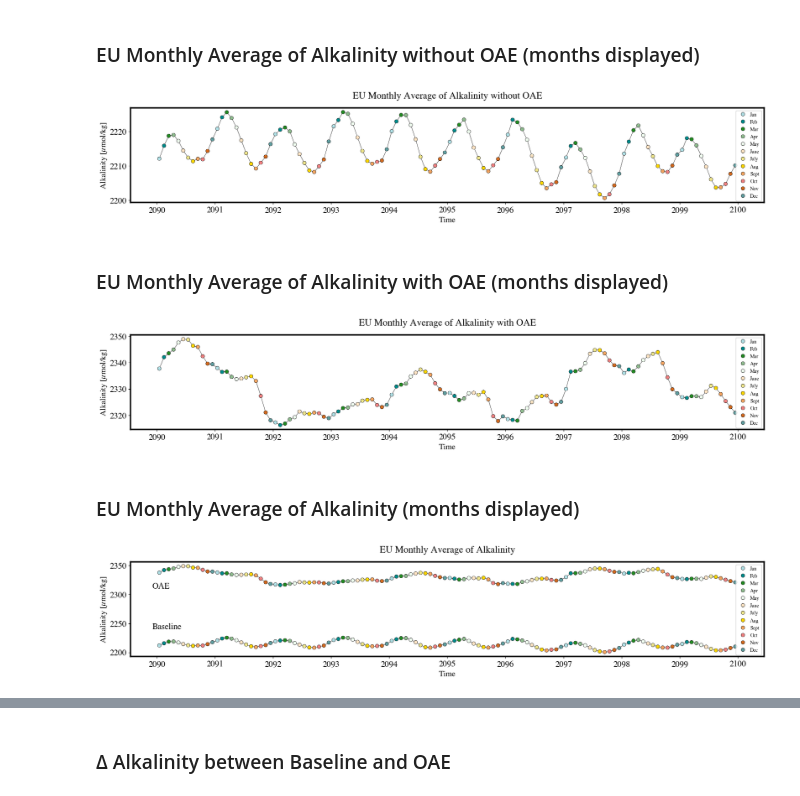
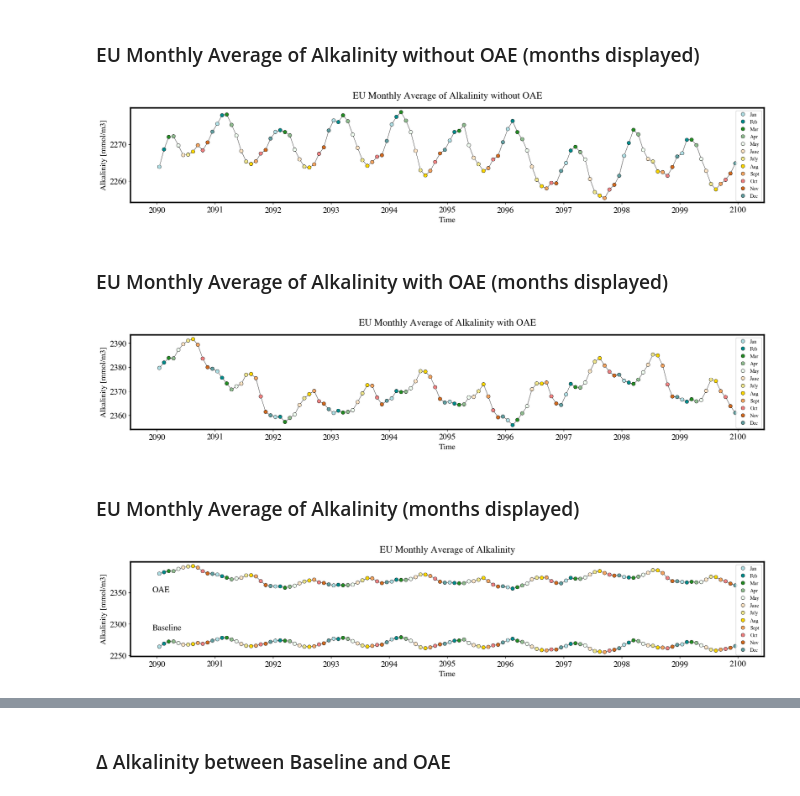
Before and after one commit to chiaraciscato/MScThesis, a Jupyter notebook: SSP1_2.6/Alkalinity/croppedAlk_Comparison_2.6.ipynb, the cells around one changed output, grey strips where cells are left out. Cells and saved outputs as stored; diff of their text form; code cells hidden in the pictures.

```diff
--- a/SSP1_2.6/Alkalinity/croppedAlk_Comparison_2.6.ipynb
+++ b/SSP1_2.6/Alkalinity/croppedAlk_Comparison_2.6.ipynb
@@ -40,10 +41,8 @@ data_baseline = xr.open_dataset('/Users/chiaraciscato/Desktop/geomar/Cropped_Dat
 # %%
-data_oae = xr.open_dataset('/Users/chiaraciscato/Desktop/geomar/Cropped_DataTransfer/SSP1_2.6/Alkalinity/ALK_OAE_2.6_cropped.nc', decode_times=True).sel(deptht=slice(0, 50))
+data_oae = xr.open_dataset('/Users/chiaraciscato/Desktop/geomar/Cropped_DataTransfer/SSP1_2.6/Alkalinity/ALK_oae_2.6_weighted.nc',
+                           decode_times=True).sel(deptht=slice(0, 8))
 # %% [markdown]
 ### EU Average of Alkalinity
-# %%
-data_baseline = data_baseline.where(data_baseline != 0, drop=False)
-data_oae = data_oae.where(data_oae != 0, drop=False)
 # %%
 sliced_frame_baseline = data_baseline.sel(time_counter=slice('2090', '2100'))
 # %%
@@ -424,9 +419,9 @@ pass
 # %% [markdown]
 ### EU Monthly Average of Alkalinity
 # %%
-alk_monthly_mean_baseline = (data_baseline["ALK"].sel(time_counter=slice(start_date, end_date))).mean(["y", "x", "deptht"])
+alk_monthly_mean_baseline = (data_baseline["ALK"].sel(time_counter=slice(start_date, end_date))).mean(["deptht"])
 # %%
-alk_monthly_mean_oae = (data_oae["ALK"].sel(time_counter=slice(start_date, end_date))).mean(["y", "x", "deptht"])
+alk_monthly_mean_oae = (data_oae["ALK"].sel(time_counter=slice(start_date, end_date))).mean(["deptht"])
 # %%
 f, ax = plt.subplots(figsize=(20, 3))
 
@@ -490,12 +485,12 @@ legend = [mpatches.Circle((0.5, 0.5), 1, facecolor = value, edgecolor = "black",
 ax.legend(handles = legend, bbox_to_anchor=(1, 1), loc='best', columnspacing=0.05, handletextpad=0.4, fontsize=9, ncol = 1, handler_map={mpatches.Circle: HandlerEllipse()})
 
 ax.set_xlabel('Time', fontsize=14)
-ax.set_ylabel('Alkalinity [µmol/kg]', fontsize=14)
+ax.set_ylabel('Alkalinity [mmol/m3]', fontsize=14)
 ax.set_title("EU Monthly Average of Alkalinity without OAE", fontname="Times", fontsize=17, y=1.06)
 
 pass
 # %% [output]
-[figure, old version]
+[figure, new version]
 # %% [markdown]
 ### EU Monthly Average of Alkalinity with OAE (months displayed)
 # %%
@@ -506,41 +501,41 @@ alk_oae_monthly['Month'] = np.select(conditions_month, values_month)
 # %%
 fig, ax = plt.subplots(figsize=(20, 3))
 ax.plot_date(alk_oae_monthly.index, alk_oae_monthly.alk, '-', color="black", linewidth=0.5, zorder=1)
 ax.scatter(alk_oae_monthly.index, alk_oae_monthly.alk, color=alk_oae_monthly.Month.map(lambda x: colors_month[x]), edgecolors='black',  linewidth=0.5, s=40)
 
 legend = [mpatches.Circle((0.5, 0.5), 1, facecolor = value, edgecolor = "black", linewidth=0.5, label = key, alpha = 1) for key, value in colors_month.items()]
 ax.legend(handles = legend, bbox_to_anchor=(1, 1), loc='best', columnspacing=0.05, handletextpad=0.4, fontsize=9, ncol = 1, handler_map={mpatches.Circle: HandlerEllipse()})
 
 ax.set_xlabel('Time', fontsize=14)
-ax.set_ylabel('Alkalinity [µmol/kg]', fontsize=14)
+ax.set_ylabel('Alkalinity [mmol/m3]', fontsize=14)
 ax.set_title("EU Monthly Average of Alkalinity with OAE", fontname="Times", fontsize=17, y=1.06)
 
 pass
 # %% [output]
-[figure, old version]
+[figure, new version]
 # %% [markdown]
 ### EU Monthly Average of Alkalinity (months displayed)
 # %%
 fig, ax = plt.subplots(figsize=(20, 3))
 
 ax.plot_date(alk_baseline_monthly.index, alk_baseline_monthly.alk, '-', label='Baseline', color="black", linewidth=0.5, zorder=1)
-ax.text(43800, 2240, s='Baseline')
+ax.text(43800, 2290, s='Baseline')
 ax.scatter(alk_baseline_monthly.index, alk_baseline_monthly.alk, color=alk_baseline_monthly.Month.map(lambda x: colors_month[x]), marker='o', edgecolors='black', linewidth=0.5, s=40)
 
 ax.plot_date(alk_oae_monthly.index, alk_oae_monthly.alk, '-', label='OAE', color="black", linewidth=0.5, zorder=1)
-ax.text(43800, 2310, s='OAE')
+ax.text(43800, 2350, s='OAE')
 ax.scatter(alk_oae_monthly.index, alk_oae_monthly.alk, color=alk_oae_monthly.Month.map(lambda x: colors_month[x]), marker='o', edgecolors='black', linewidth=0.5, s=40)
 
 legend = [mpatches.Circle((0.5, 0.5), 1, facecolor = value, edgecolor = "black", linewidth=0.5, label = key, alpha = 1) for key, value in colors_month.items()]
 ax.legend(handles = legend, bbox_to_anchor=(1, 1), loc='best', columnspacing=0.05, handletextpad=0.4, fontsize=9, ncol = 1, handler_map={mpatches.Circle: HandlerEllipse()})
 
 ax.set_xlabel('Time', fontsize=14)
-ax.set_ylabel('Alkalinity [µmol/kg]', fontsize=14)
+ax.set_ylabel('Alkalinity [mmol/m3]', fontsize=14)
 ax.set_title("EU Monthly Average of Alkalinity", fontsize=17, y=1.06)
 
 pass
 # %% [output]
-[figure, old version]
+[figure, new version]
 # %%
 mean_baseline = (alk_baseline_monthly.groupby(alk_baseline_monthly.index.month).alk.mean()).reset_index()
 mean_baseline['time_counter'] = mean_baseline['time_counter'].apply(lambda x: calendar.month_abbr[x])
```
Also changed, not shown: parts of 43 cells of this notebook, 59 other files.
